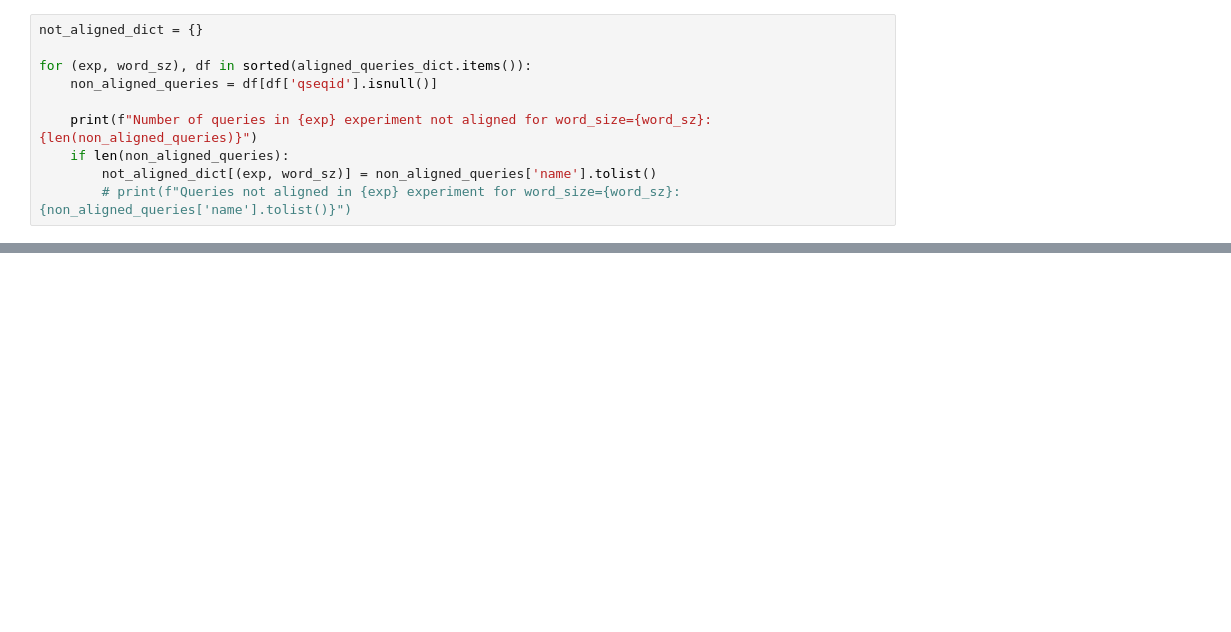
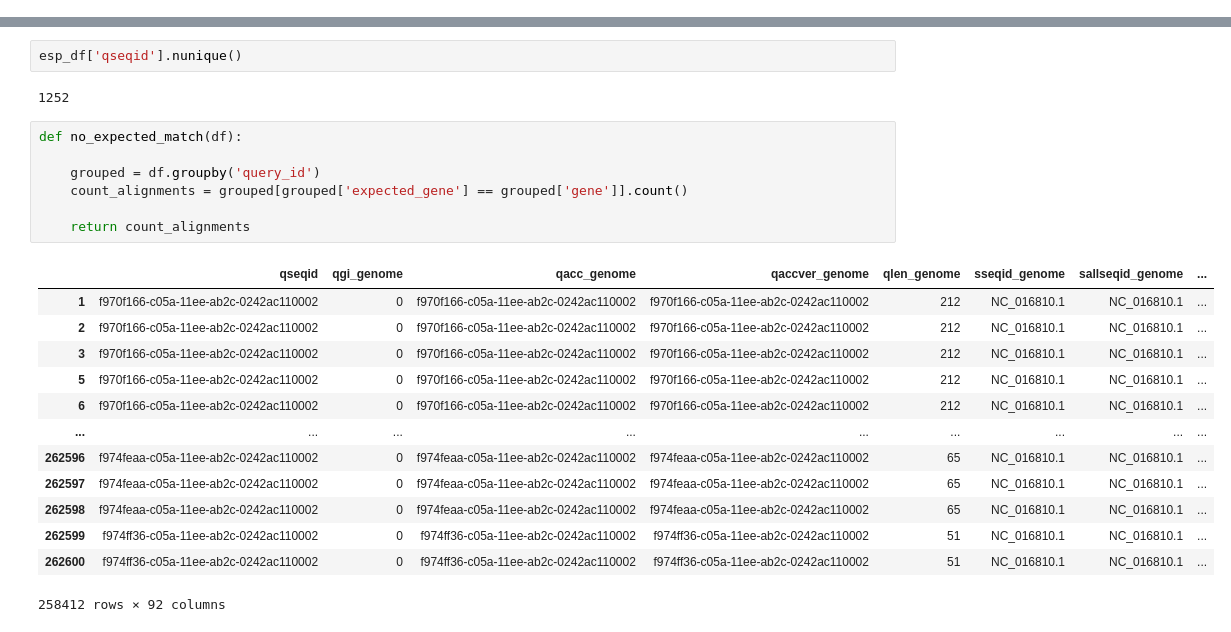
Before and after one commit to mtsz-thiago/sRNAs_Interactomes, a Jupyter notebook: src/output_data_exploration.ipynb, the cells around one changed output, grey strips where cells are left out. Cells and saved outputs as stored; diff of their text form; blank space fills up the shorter version.

Commit message:
at least one alignment for each RNA mapped to cds

```diff
--- a/src/output_data_exploration.ipynb
+++ b/src/output_data_exploration.ipynb
@@ -104,10 +0,0 @@ for (exp, word_sz) in exp_word_size_list:
-# %%
-not_aligned_dict = {}
-
-for (exp, word_sz), df in sorted(aligned_queries_dict.items()):
-    non_aligned_queries = df[df['qseqid'].isnull()]
-
-    print(f"Number of queries in {exp} experiment not aligned for word_size={word_sz}: {len(non_aligned_queries)}")
-    if len(non_aligned_queries):
-        not_aligned_dict[(exp, word_sz)] = non_aligned_queries['name'].tolist()
-        # print(f"Queries not aligned in {exp} experiment for word_size={word_sz}: {non_aligned_queries['name'].tolist()}")
@@ -144,0 +43,25 @@ Queries not aligned in SP experiment for word_size=9: ['ibsC(SL1344_3172A ).SL13
+# %%
+esp_df['qseqid'].nunique()
+# %% [output]
+1252
+# %%
+def no_expected_match(df):
+
+    grouped = df.groupby('query_id')
+    count_alignments = grouped[grouped['expected_gene'] == grouped['gene']].count()
+
+    return count_alignments
+# %% [output]
+|  | qseqid | qgi_genome | qacc_genome | qaccver_genome | qlen_genome | sseqid_genome | sallseqid_genome | ... |
+| 1 | f970f166-c05a-11ee-ab2c-0242ac110002 | 0 | f970f166-c05a-11ee-ab2c-0242ac110002 | f970f166-c05a-11ee-ab2c-0242ac110002 | 212 | NC_016810.1 | NC_016810.1 | ... |
+| 2 | f970f166-c05a-11ee-ab2c-0242ac110002 | 0 | f970f166-c05a-11ee-ab2c-0242ac110002 | f970f166-c05a-11ee-ab2c-0242ac110002 | 212 | NC_016810.1 | NC_016810.1 | ... |
+| 3 | f970f166-c05a-11ee-ab2c-0242ac110002 | 0 | f970f166-c05a-11ee-ab2c-0242ac110002 | f970f166-c05a-11ee-ab2c-0242ac110002 | 212 | NC_016810.1 | NC_016810.1 | ... |
+| 5 | f970f166-c05a-11ee-ab2c-0242ac110002 | 0 | f970f166-c05a-11ee-ab2c-0242ac110002 | f970f166-c05a-11ee-ab2c-0242ac110002 | 212 | NC_016810.1 | NC_016810.1 | ... |
+| 6 | f970f166-c05a-11ee-ab2c-0242ac110002 | 0 | f970f166-c05a-11ee-ab2c-0242ac110002 | f970f166-c05a-11ee-ab2c-0242ac110002 | 212 | NC_016810.1 | NC_016810.1 | ... |
+| ... | ... | ... | ... | ... | ... | ... | ... | ... |
+| 262596 | f974feaa-c05a-11ee-ab2c-0242ac110002 | 0 | f974feaa-c05a-11ee-ab2c-0242ac110002 | f974feaa-c05a-11ee-ab2c-0242ac110002 | 65 | NC_016810.1 | NC_016810.1 | ... |
+| 262597 | f974feaa-c05a-11ee-ab2c-0242ac110002 | 0 | f974feaa-c05a-11ee-ab2c-0242ac110002 | f974feaa-c05a-11ee-ab2c-0242ac110002 | 65 | NC_016810.1 | NC_016810.1 | ... |
+| 262598 | f974feaa-c05a-11ee-ab2c-0242ac110002 | 0 | f974feaa-c05a-11ee-ab2c-0242ac110002 | f974feaa-c05a-11ee-ab2c-0242ac110002 | 65 | NC_016810.1 | NC_016810.1 | ... |
+| 262599 | f974ff36-c05a-11ee-ab2c-0242ac110002 | 0 | f974ff36-c05a-11ee-ab2c-0242ac110002 | f974ff36-c05a-11ee-ab2c-0242ac110002 | 51 | NC_016810.1 | NC_016810.1 | ... |
+| 262600 | f974ff36-c05a-11ee-ab2c-0242ac110002 | 0 | f974ff36-c05a-11ee-ab2c-0242ac110002 | f974ff36-c05a-11ee-ab2c-0242ac110002 | 51 | NC_016810.1 | NC_016810.1 | ... |
+258412 rows × 92 columns
```
Also changed, not shown: parts of 19 cells of this notebook.
